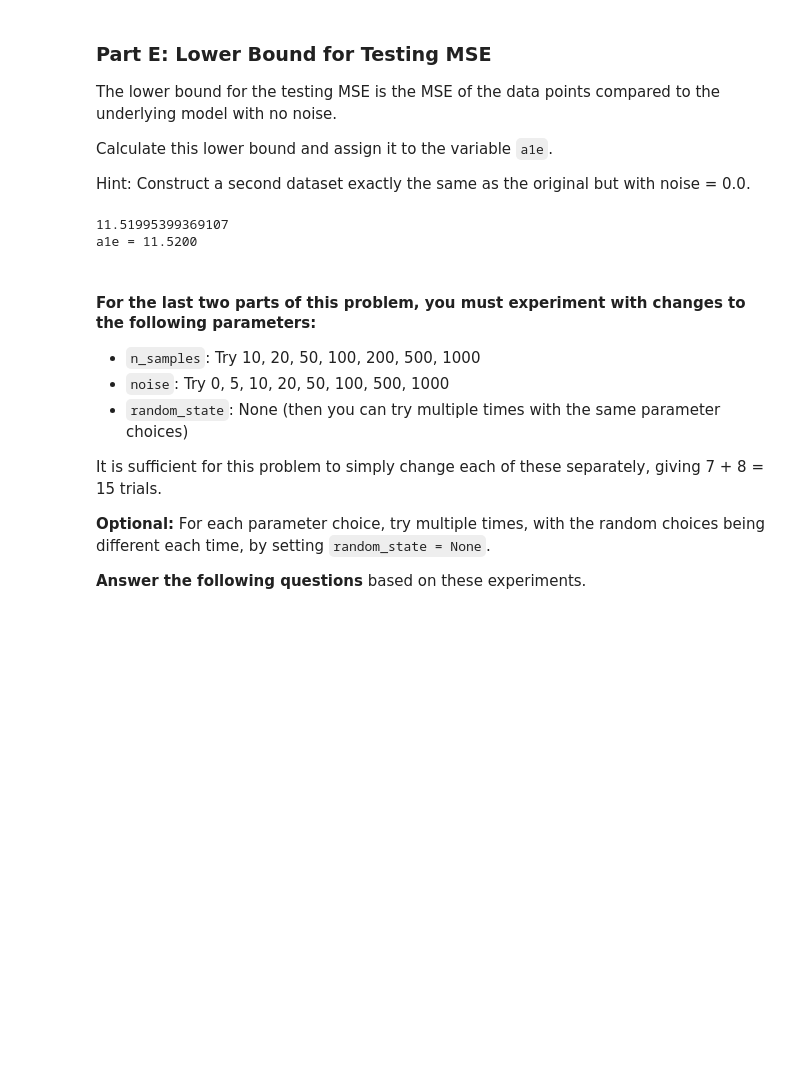
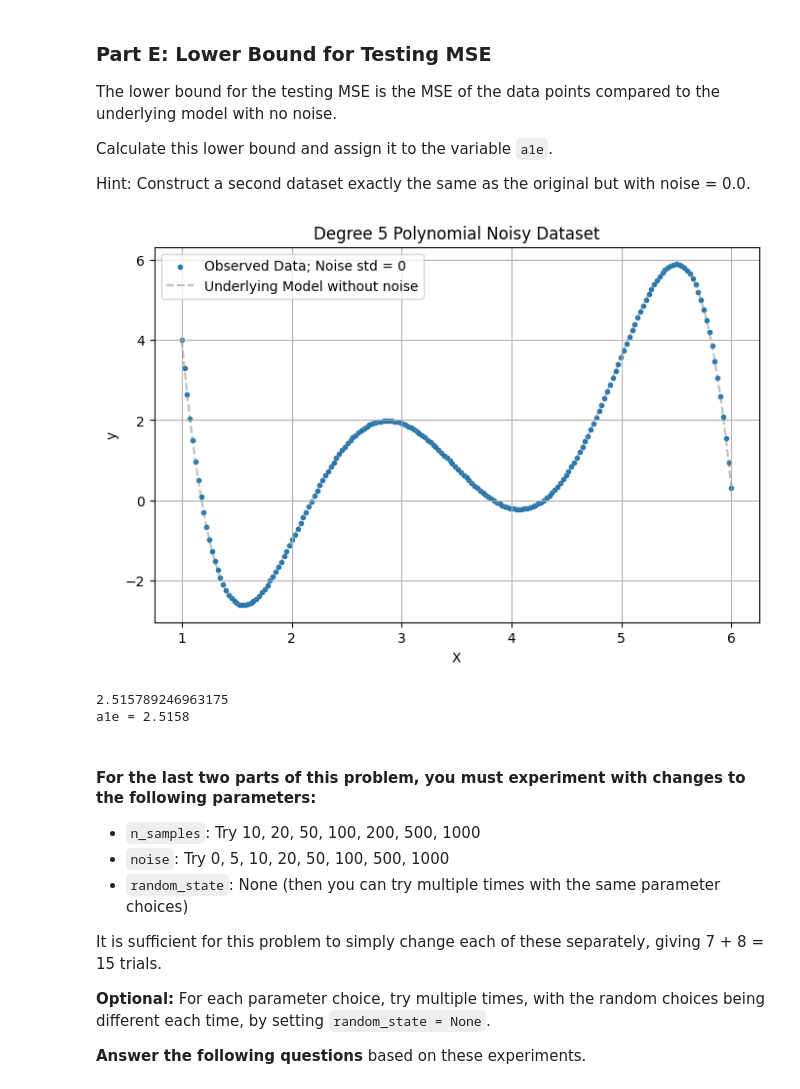
Before and after one commit to Felixe360/Module-3-Assignments, a Jupyter notebook: Homework_03.ipynb, the cells around one changed output. Saved outputs shown, nothing was run; the diff lists cells and outputs as text; code cells hidden in the pictures; blank space fills up the shorter version.

```diff
--- a/Homework_03.ipynb
+++ b/Homework_03.ipynb
@@ -242,20 +223,20 @@ Hint: Construct a second dataset exactly the same as the original but with noise
 # %%
 # Your code here
 np.random.seed(random_state)
-X=np.linspace(1,4, num= n_sample)
-y_no_noise= function(X)
 
+X,y_no_noise = make_poly_model(n_samples=200,degree=5,noise=0,show_data=True,random_state=42)
 
 model_no_noise= model.fit(X.reshape(-1,1), y_no_noise)
 y_pred_no_noise=model_no_noise.predict(X.reshape(-1,1))
 mse_no_noise=mean_squared_error(y_no_noise,y_pred_no_noise)
 print(mse_no_noise)
 a1e = mse_no_noise                                  # Just to get the cell to run without errors, replace by appropriate expression
 
 print(f'a1e = {a1e:.4f}')                  # Do NOT change this print statement in any way, it is used by the auto-grader!
 # %% [output]
+[figure, added]
-11.51995399369107
-a1e = 11.5200
+2.515789246963175
+a1e = 2.5158
 # %% [markdown]
 #### For the last two parts of this problem, you must experiment with changes to the following parameters:
 
```
Also changed, not shown: parts of 28 cells of this notebook.
